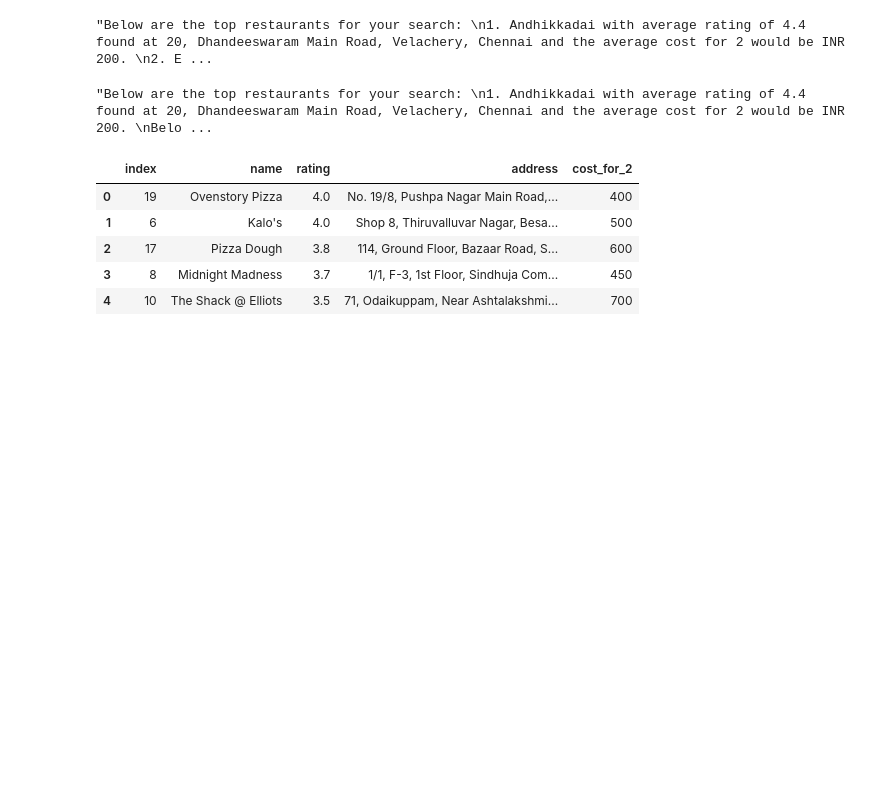
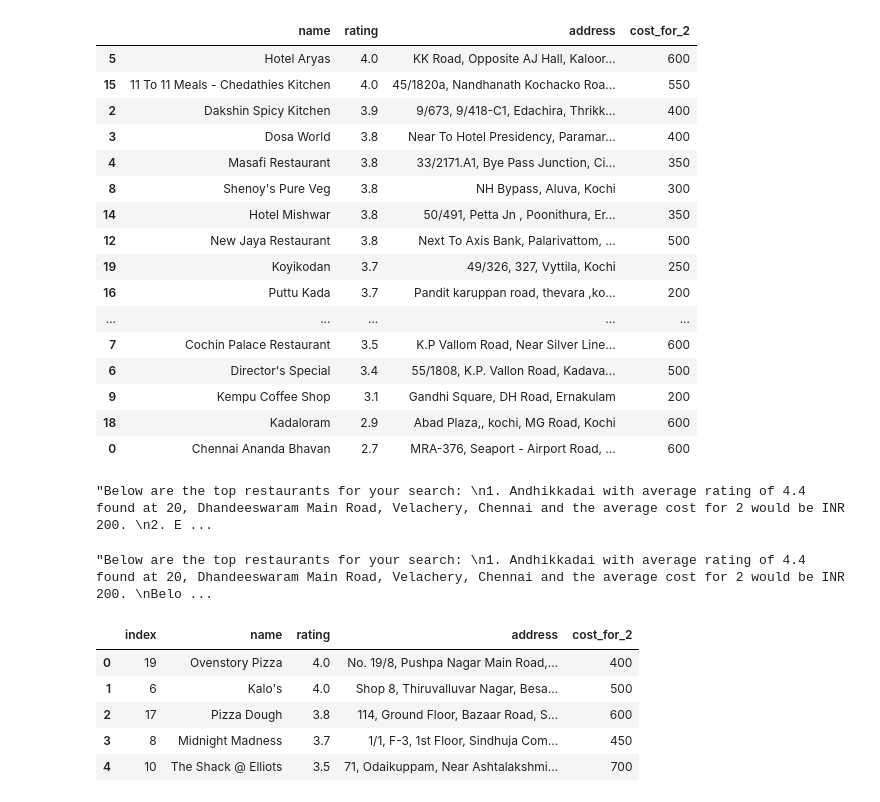
Before and after one commit to n-sundar/Foodie-Chatbot, a Jupyter notebook: zomato.ipynb, the cells around one changed output. Cells and saved outputs as stored; diff of their text form; code cells hidden in the pictures; blank space fills up the shorter version.

```diff
--- a/zomato.ipynb
+++ b/zomato.ipynb
@@ -5,7 +6,7 @@ import pandas as pd
 # %%
 base_url = "https://developers.zomato.com/api/v2.1/"
 headers = {'Accept': 'application/json', 'user-key': '7c5b4cda151a68ab847143b592e4c232'}
-r = (requests.get(base_url + "locations?query=" + str('chennai') + "&count=" + str(5), headers=headers).content).decode("utf-8")
+r = (requests.get(base_url + "locations?query=" + str('Kochi') + "&count=" + str(20), headers=headers).content).decode("utf-8")
 json.loads(r)
 # %% [output]
 {'location_suggestions': [{'entity_type': 'city',
@@ -37,10 +34,10 @@ print(location_results,lat,lon,city_id)
 # %%
 cuisines_dict={'american': 1,'chinese': 25, 'north indian': 50, 'italian': 55, 'mexican': 73, 'south indian': 85, 'thai': 95}
 cuisines = str(cuisines_dict['south indian'])
-
 cuisines = "%2C".join(cuisines.split(","))
 headers = {'Accept': 'application/json', 'user-key': '7c5b4cda151a68ab847143b592e4c232'}
-r = (requests.get(base_url + "search?q=" + str('') + "&count=" + str(10) + "&lat=" + str(lat) + "&lon=" + str(lon) + "&cuisines=" + str(cuisines) + "&count=50" , headers=headers).content).decode("utf-8")
+r = (requests.get(base_url + "search?q=" + str('') + "&count=" + str(20) + "&lat=" + str(lat) + "&lon=" + str(lon) +\
+                  "&cuisines=" + str(cuisines) + "&start=21" , headers=headers).content).decode("utf-8")
 # %%
 json.loads(r)
 # %% [output]
@@ -68,4 +65,5 @@ d = json.loads(r)
 res_list = d['restaurants']
 res_frame = pd.DataFrame([{'name': x['restaurant']['name'], 'rating': x['restaurant']['user_rating']['aggregate_rating'],
 'address': x['restaurant']['location']['address'],'cost_for_2': x['restaurant']['average_cost_for_two']} for x in res_list])
+res_frame['rating'] = np.where((res_frame.rating == 0),'0.01',res_frame.rating)
 res_frame.sort_values(by = 'rating', ascending = False,inplace = True)
@@ -72,3 +84,23 @@ res_frame.sort_values(by = 'rating', ascending = False,inplace = True)
+# %%
+res_frame
+# %% [output]
+|  | name | rating | address | cost_for_2 |
+| 5 | Hotel Aryas | 4.0 | KK Road, Opposite AJ Hall, Kaloor... | 600 |
+| 15 | 11 To 11 Meals - Chedathies Kitchen | 4.0 | 45/1820a, Nandhanath Kochacko Roa... | 550 |
+| 2 | Dakshin Spicy Kitchen | 3.9 | 9/673, 9/418-C1, Edachira, Thrikk... | 400 |
+| 3 | Dosa World | 3.8 | Near To Hotel Presidency, Paramar... | 400 |
+| 4 | Masafi Restaurant | 3.8 | 33/2171.A1, Bye Pass Junction, Ci... | 350 |
+| 8 | Shenoy's Pure Veg | 3.8 | NH Bypass, Aluva, Kochi | 300 |
+| 14 | Hotel Mishwar | 3.8 | 50/491, Petta Jn , Poonithura, Er... | 350 |
+| 12 | New Jaya Restaurant | 3.8 | Next To Axis Bank, Palarivattom, ... | 500 |
+| 19 | Koyikodan | 3.7 | 49/326, 327, Vyttila, Kochi | 250 |
+| 16 | Puttu Kada | 3.7 | Pandit karuppan road, thevara ,ko... | 200 |
+| ... | ... | ... | ... | ... |
+| 7 | Cochin Palace Restaurant | 3.5 | K.P Vallom Road, Near Silver Line... | 600 |
+| 6 | Director's Special | 3.4 | 55/1808, K.P. Vallon Road, Kadava... | 500 |
+| 9 | Kempu Coffee Shop | 3.1 | Gandhi Square, DH Road, Ernakulam | 200 |
+| 18 | Kadaloram | 2.9 | Abad Plaza,, kochi, MG Road, Kochi | 600 |
+| 0 | Chennai Ananda Bhavan | 2.7 | MRA-376, Seaport - Airport Road, ... | 600 |
 # %%
 if budget == 'budg':
     final_frame = res_frame.loc[(res_frame.cost_for_2 <= 300)][:10].reset_index()
```
Also changed, not shown: parts of 6 cells of this notebook, 9 other files.
